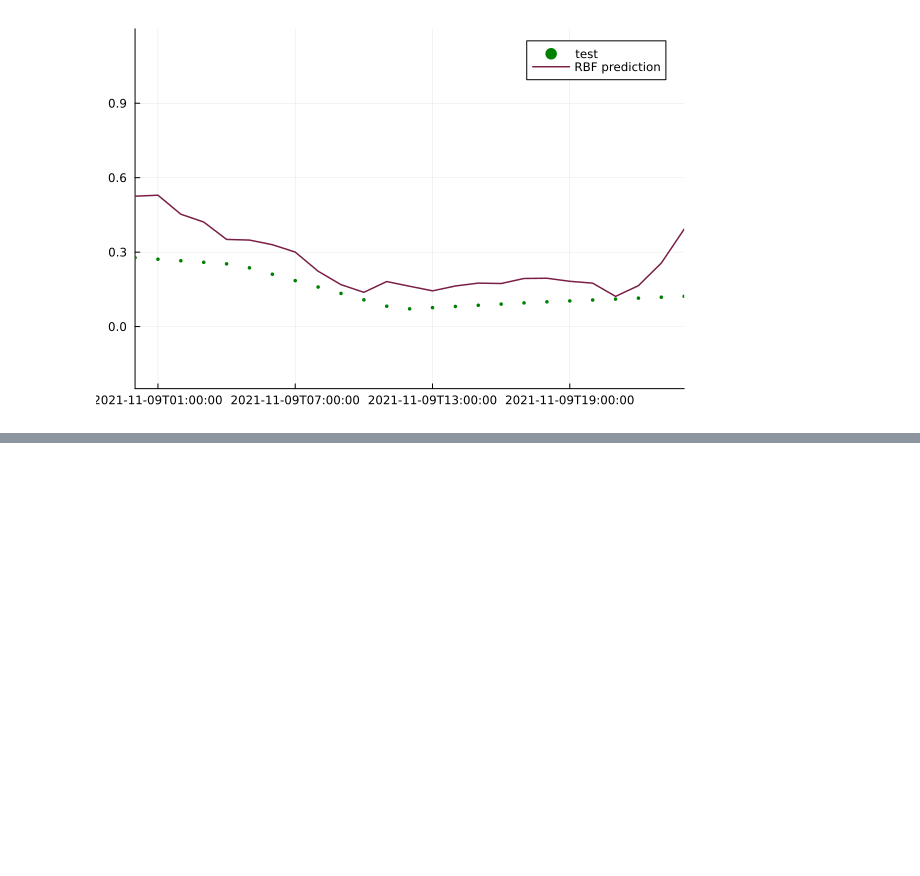
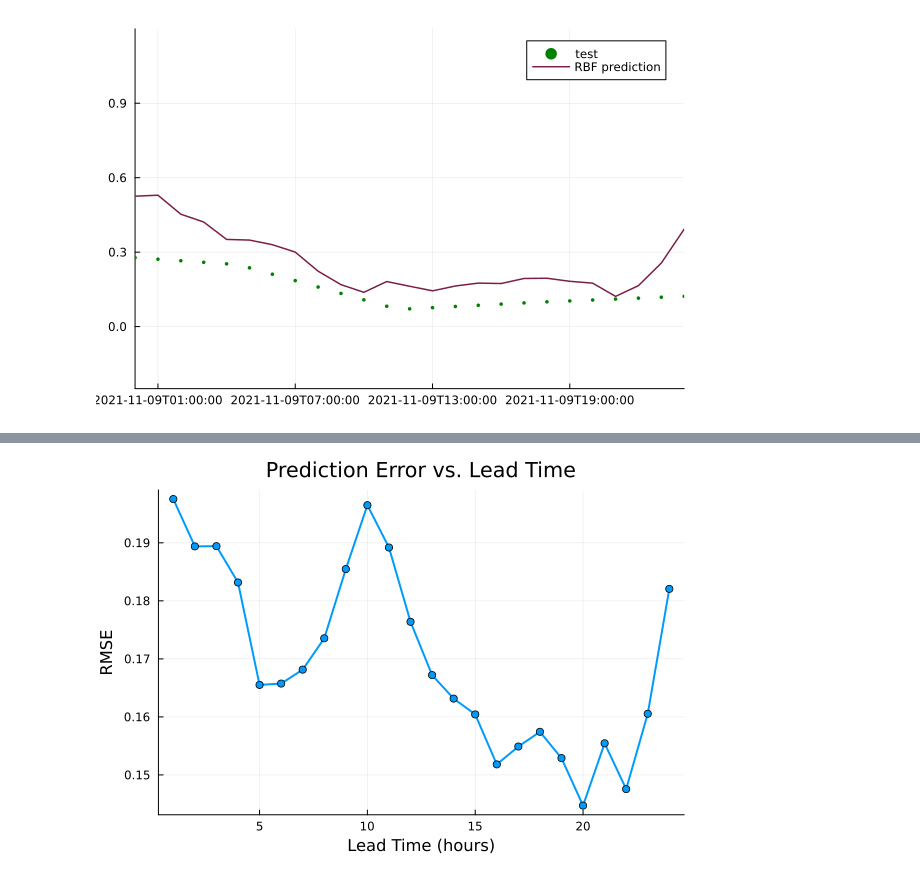
Before and after one commit to pcauchy1/DFL, a Jupyter notebook: physics_based_model.ipynb, the cells around one changed output, grey strips where cells are left out. Cells and saved outputs as stored; diff of their text form; code cells hidden in the pictures; blank space fills up the shorter version.

```diff
--- a/physics_based_model.ipynb
+++ b/physics_based_model.ipynb
@@ -174,0 +174,42 @@ Suggestion: check for spelling errors or missing imports.
+# %%
+# ---------- RMSE as a function of lead time ----------
+
+hours_per_day = 24
+rmse_by_lead = zeros(hours_per_day)
+
+for h in 1:hours_per_day
+
+    errors = Float64[]
+
+    # Loop through each testing day
+    for group_start in 1:hours_per_day:length(test)
+
+        idx = test[group_start:min(group_start + hours_per_day - 1, length(test))]
+
+        if length(idx) == hours_per_day
+            actual = t[idx[h]]
+            predicted = ŷ[idx[h]]
+
+            push!(errors, actual - predicted)
+        end
+    end
+
+    rmse_by_lead[h] = sqrt(mean(errors .^ 2))
+end
+
+# Plot RMSE versus lead time
+plo = plot(
+    1:hours_per_day,
+    rmse_by_lead,
+    marker = :circle,
+    lw = 2,
+    xlabel = "Lead Time (hours)",
+    ylabel = "RMSE",
+    title = "Prediction Error vs. Lead Time",
+    legend = false,
+    grid = true
+)
+
+display(plo)
+# %% [output]
+[figure, added]
```
Also changed, not shown: parts of 1 cell of this notebook, 3 other files.
